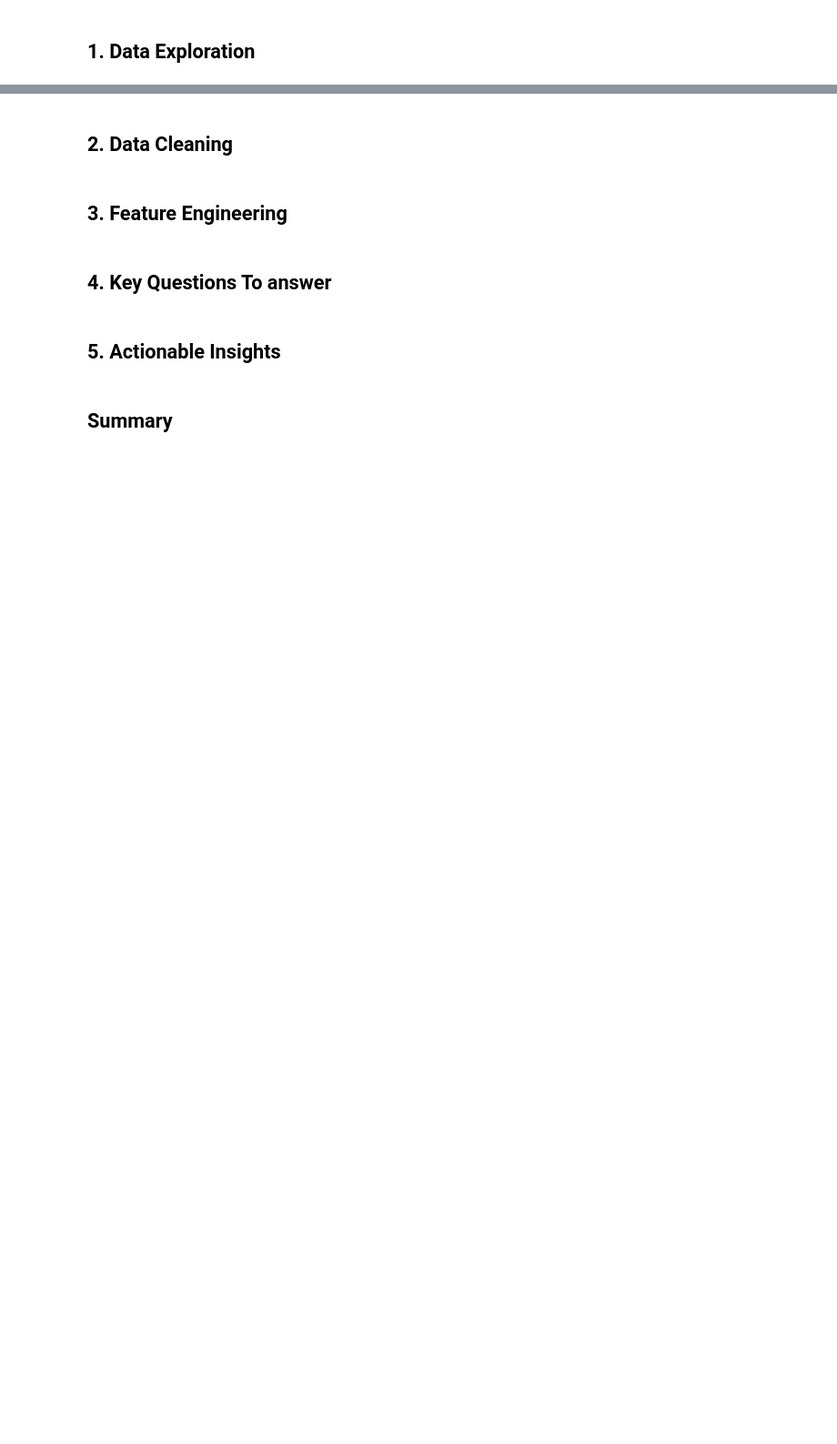
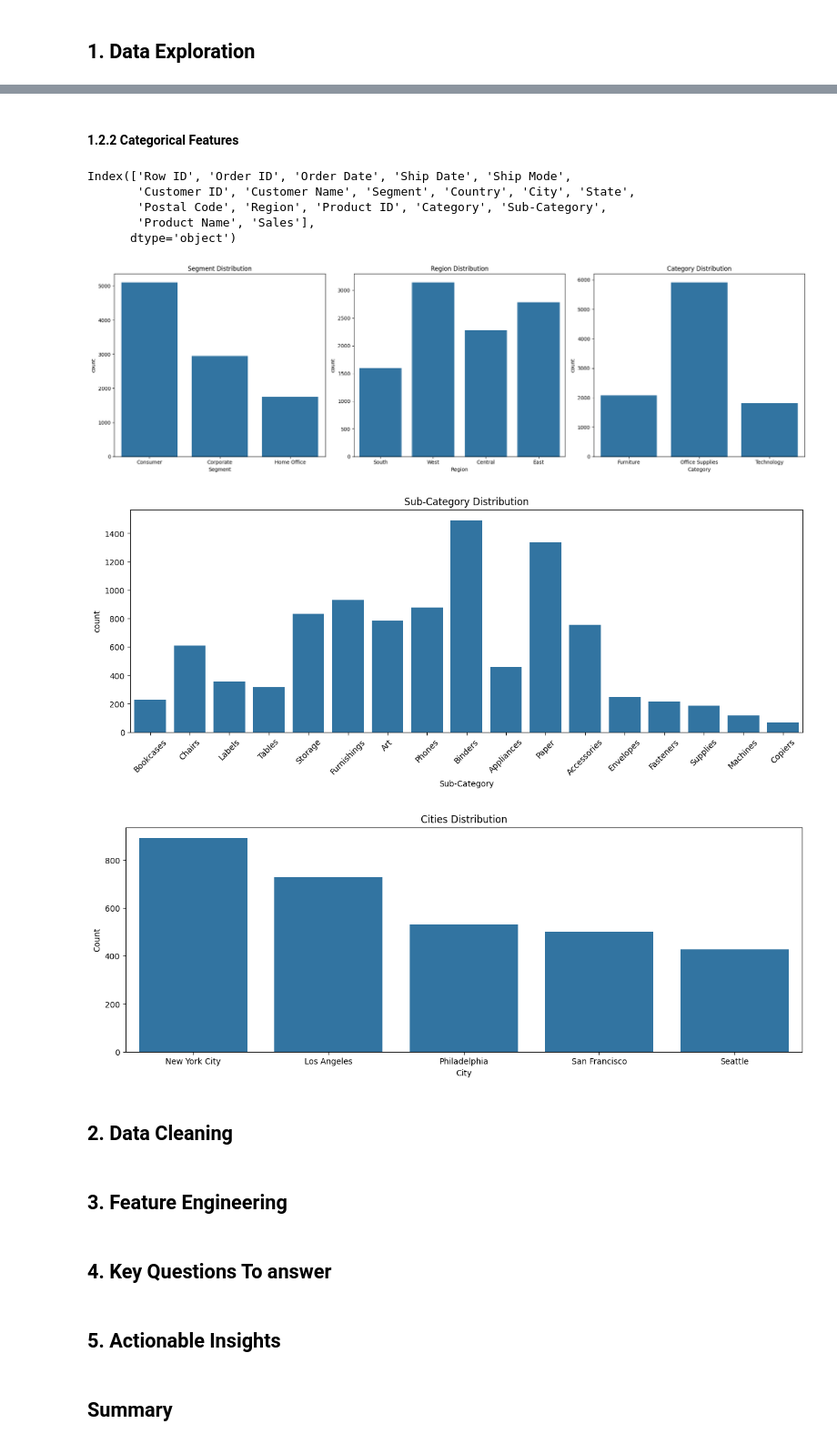
Before and after one commit to AbdallahGasem/Sales-Forecasting-and-Demand-Prediction, a Jupyter notebook: Milestones/M1/EDA-BASE.ipynb, the cells around one changed output, grey strips where cells are left out. Shown at 91% size. Cells and saved outputs as stored; diff of their text form; code cells hidden in the pictures; blank space fills up the shorter version.

```diff
--- a/Milestones/M1/EDA-BASE.ipynb
+++ b/Milestones/M1/EDA-BASE.ipynb
@@ -34,3 +284,48 @@ df # test
+# %% [markdown]
+#### **1.2.2 Categorical Features**
+# %%
+top_5_cities = sales_df.columns
+print(top_5_cities)
+# %% [output]
+Index(['Row ID', 'Order ID', 'Order Date', 'Ship Date', 'Ship Mode',
+       'Customer ID', 'Customer Name', 'Segment', 'Country', 'City', 'State',
+       'Postal Code', 'Region', 'Product ID', 'Category', 'Sub-Category',
+       'Product Name', 'Sales'],
+      dtype='object')
+# %%
+# Plotting categorical data using bar plots
+fig, axes = plt.subplots(1, 3, figsize=(20, 6))
+
+sns.countplot(ax=axes[0], x='Segment', data=sales_df)
+axes[0].set_title('Segment Distribution')
+
+sns.countplot(ax=axes[1], x='Region', data=sales_df)
+axes[1].set_title('Region Distribution')
+
+sns.countplot(ax=axes[2], x='Category', data=sales_df)
+axes[2].set_title('Category Distribution')
+plt.tight_layout()
+plt.show()
+
+plt.figure(figsize=(15, 5))
+sns.countplot(x='Sub-Category', data=sales_df)
+plt.title('Sub-Category Distribution')
+plt.xticks(rotation=45)
+plt.show()
+
+# Create a DataFrame with the top 5 cities by count
+top_cities = sales_df['City'].value_counts().head(5).reset_index() #?
+top_cities.columns = ['City', 'Count']
+
+# Plot the data
+plt.figure(figsize=(15, 5))
+sns.barplot(x='City', y='Count', data=top_cities)
+plt.title('Cities Distribution')
+plt.show()
+# %% [output]
+[figure, added]
+[figure, added]
+[figure, added]
 # %% [markdown]
 ## **2. Data Cleaning**
 # %% [markdown]
```
Also changed, not shown: parts of 23 cells of this notebook, 3 other files.
